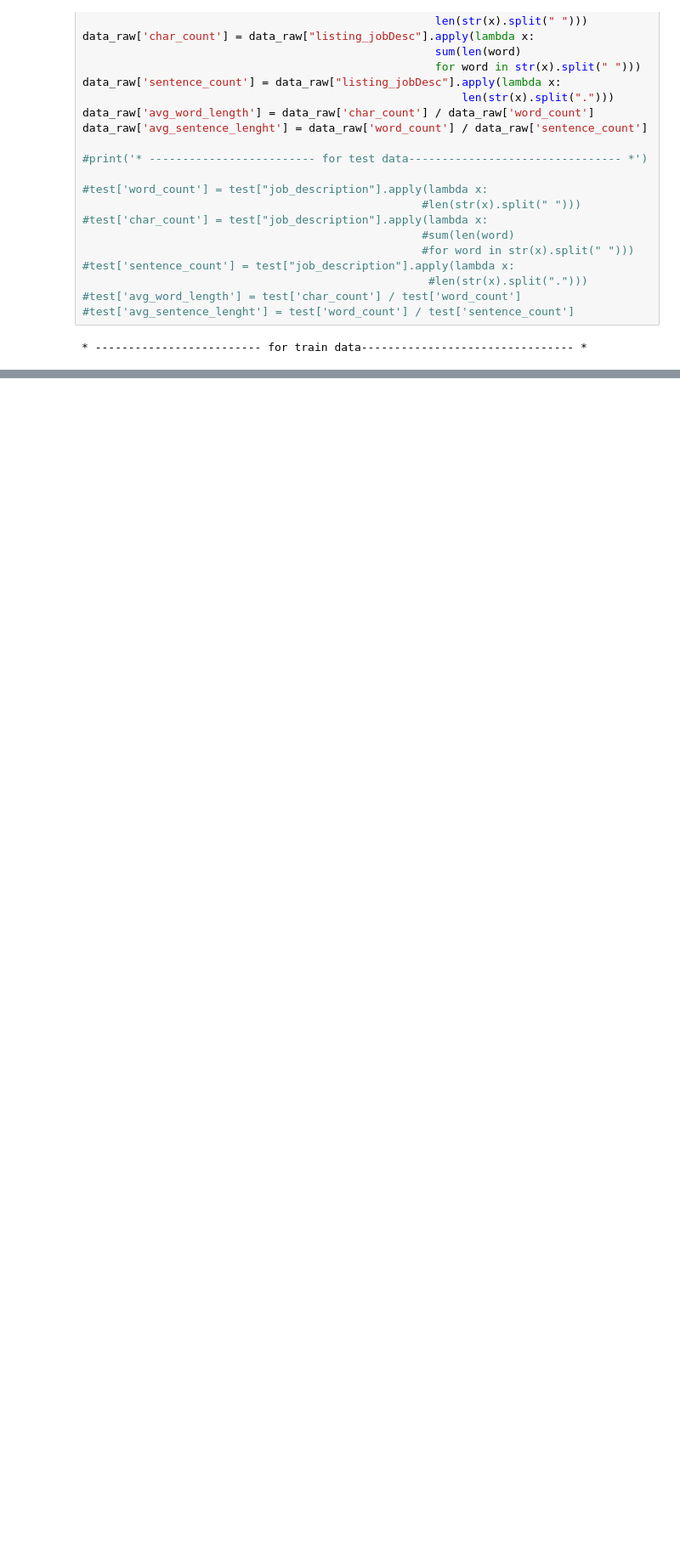
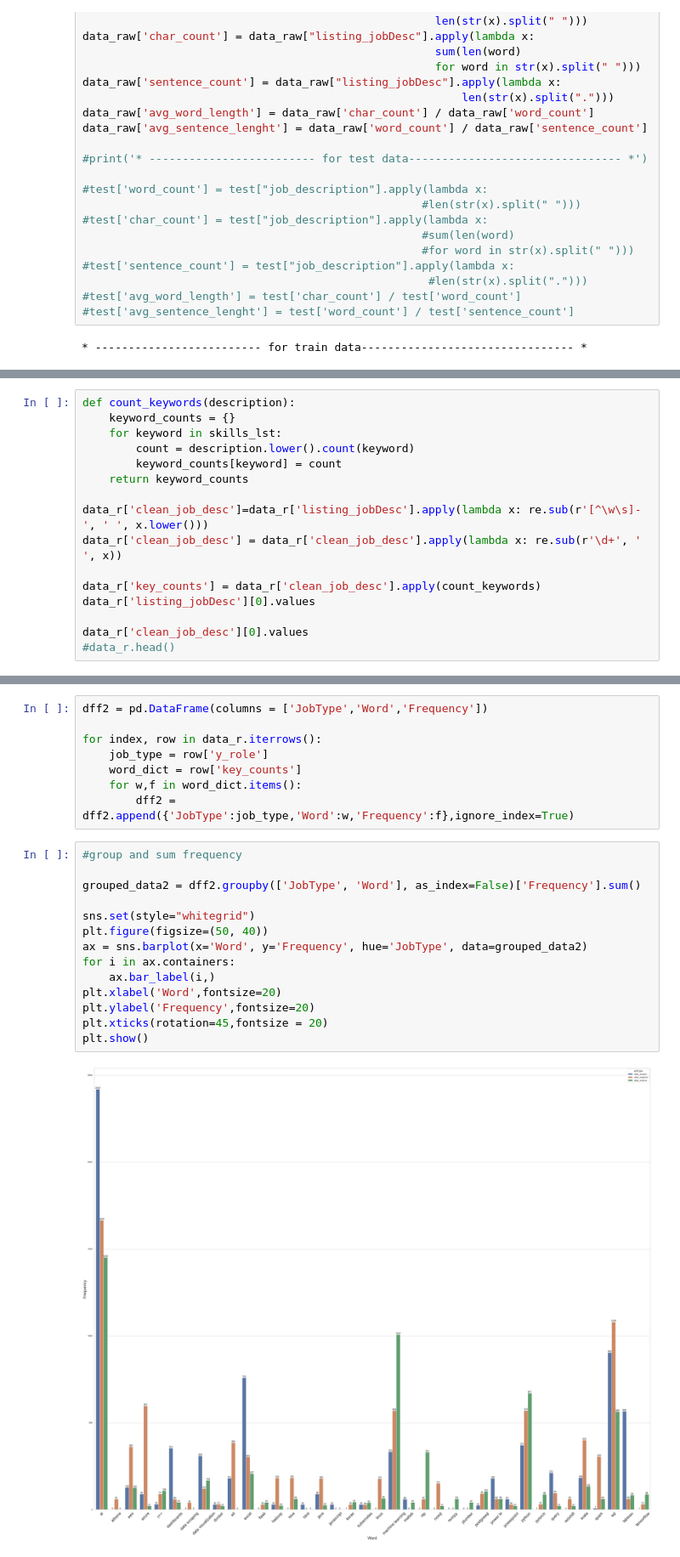
Before and after one commit to ludwigjo/IS4242-Project, a Jupyter notebook: src/checkstats.ipynb, the cells around one changed output, grey strips where cells are left out. Shown at 85% size. Drawn from its saved outputs; the diff is of its cells as text; blank space fills up the shorter version.

```diff
--- a/src/checkstats.ipynb
+++ b/src/checkstats.ipynb
@@ -452,0 +385,16 @@ ValueError: cannot reindex on an axis with duplicate labels
+# %%
+def count_keywords(description):
+    keyword_counts = {}
+    for keyword in skills_lst:
+        count = description.lower().count(keyword)
+        keyword_counts[keyword] = count
+    return keyword_counts
+
+data_r['clean_job_desc']=data_r['listing_jobDesc'].apply(lambda x: re.sub(r'[^\w\s]-', ' ', x.lower()))
+data_r['clean_job_desc'] = data_r['clean_job_desc'].apply(lambda x: re.sub(r'\d+', ' ', x))
+
+data_r['key_counts'] = data_r['clean_job_desc'].apply(count_keywords)
+data_r['listing_jobDesc'][0].values
+
+data_r['clean_job_desc'][0].values
+#data_r.head()
@@ -452,0 +406,24 @@ ValueError: cannot reindex on an axis with duplicate labels
+# %%
+dff2 = pd.DataFrame(columns = ['JobType','Word','Frequency'])
+
+for index, row in data_r.iterrows():
+    job_type = row['y_role']
+    word_dict = row['key_counts']
+    for w,f in word_dict.items():
+        dff2 = dff2.append({'JobType':job_type,'Word':w,'Frequency':f},ignore_index=True)
+# %%
+#group and sum frequency
+
+grouped_data2 = dff2.groupby(['JobType', 'Word'], as_index=False)['Frequency'].sum()
+
+sns.set(style="whitegrid")
+plt.figure(figsize=(50, 40))
+ax = sns.barplot(x='Word', y='Frequency', hue='JobType', data=grouped_data2)
+for i in ax.containers:
+    ax.bar_label(i,)
+plt.xlabel('Word',fontsize=20)
+plt.ylabel('Frequency',fontsize=20)
+plt.xticks(rotation=45,fontsize = 20)
+plt.show()
+# %% [output]
+[figure, added]
```
Also changed, not shown: parts of 21 cells of this notebook.
